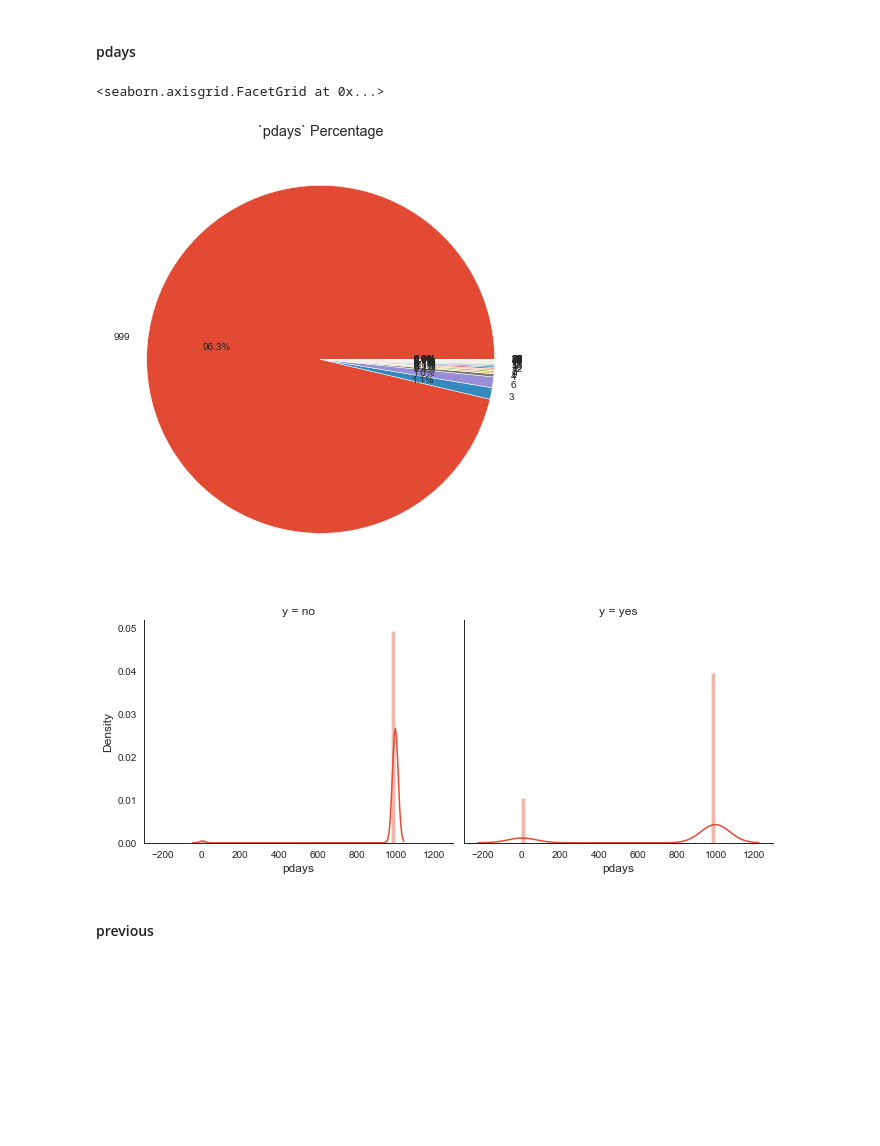
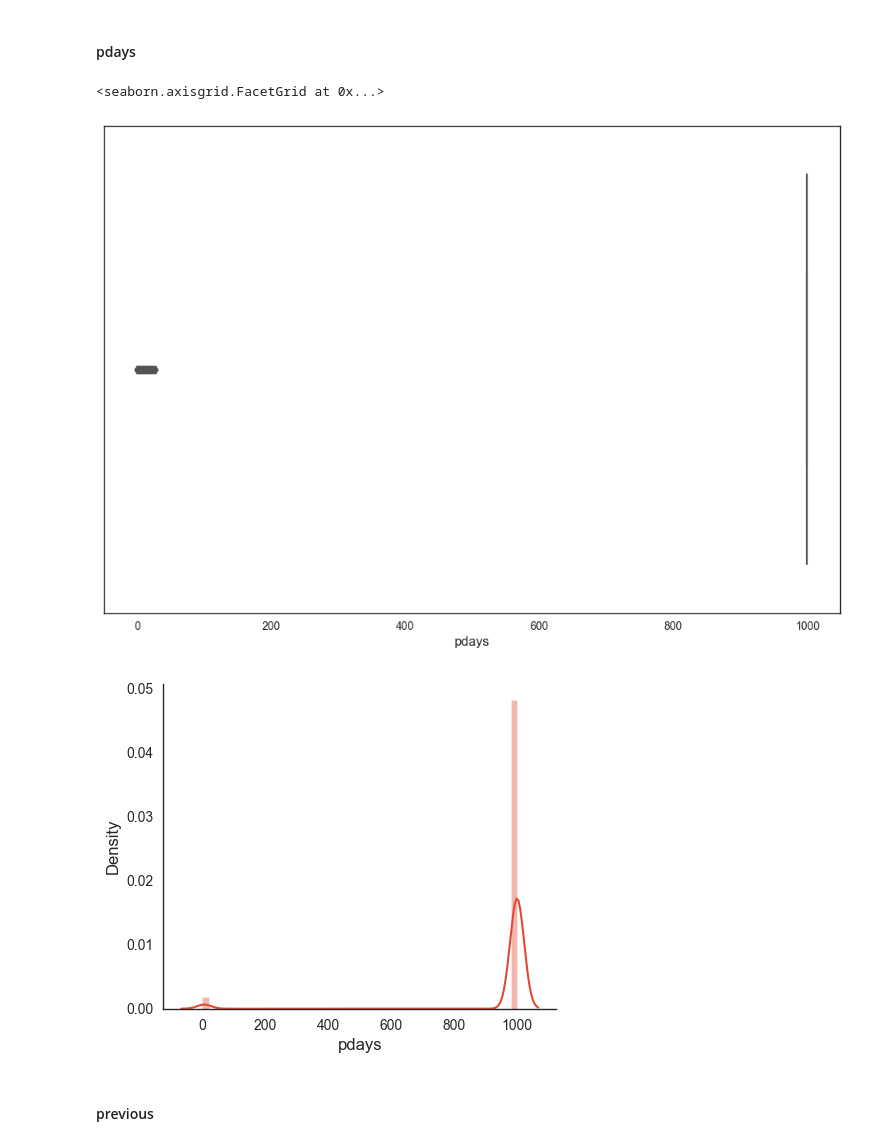
Before and after one commit to XIRZC/bank-telemarketing-analysis, a Jupyter notebook: Bank_Telemarketing_Data_Mining.ipynb, the cells around one changed output. Cells and saved outputs as stored; diff of their text form; code cells hidden in the pictures; blank space fills up the shorter version.

```diff
--- a/Bank_Telemarketing_Data_Mining.ipynb
+++ b/Bank_Telemarketing_Data_Mining.ipynb
@@ -370,13 +374,17 @@ fg.map(sns.distplot, 'campaign')
 # %% [markdown]
 #### pdays
 # %%
-cat_visualize_pie(data, 'pdays')
-fg=sns.FacetGrid(data=data, col='y', height=4, aspect=1.2)
+# plt.figure(figsize=(8,4))
+# cat_visualize_pie(data, 'pdays')
+# sns.boxplot(x='pdays', y='y', data=data)
+# fg=sns.FacetGrid(data=data, col='y', height=4, aspect=1.2)
+sns.boxplot(x='pdays', data=data)
+fg=sns.FacetGrid(data=data, height=4, aspect=1.2)
 fg.map(sns.distplot, 'pdays')
 # %% [output]
 <seaborn.axisgrid.FacetGrid at 0x...>
-[figure, old version]
+[figure, new version]
-[figure, old version]
+[figure, new version]
 # %% [markdown]
 #### previous
 # %%
```
Also changed, not shown: parts of 43 cells of this notebook, 7 other files.
